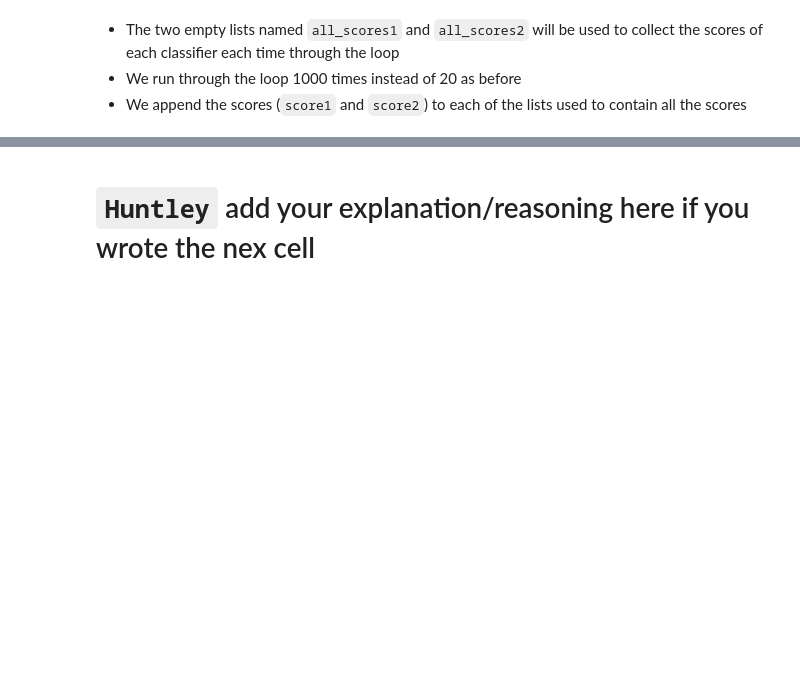
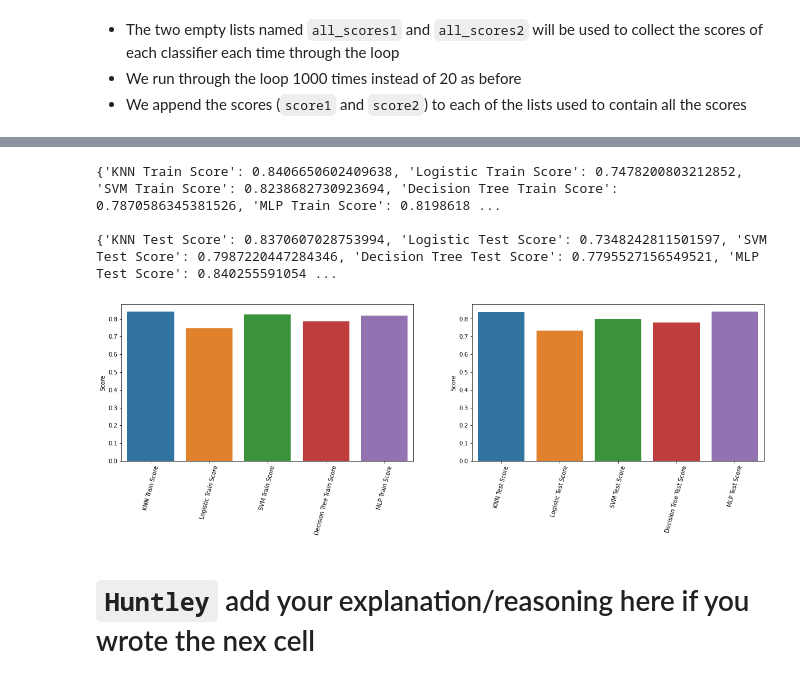
Before and after one commit to Bahram-khoda/Data-Science-Analysis-over-world-health-organization-report-on-happiness, a Jupyter notebook: DSCI-591-main-Code.ipynb, the cells around one changed output, grey strips where cells are left out. Drawn from its saved outputs; the diff is of its cells as text; code cells hidden in the pictures; blank space fills up the shorter version.

````diff
--- a/DSCI-591-main-Code.ipynb
+++ b/DSCI-591-main-Code.ipynb
@@ -800,7 +795,11 @@ from sklearn.model_selection import cross_val_score
 # %%
-dfraw2 = pd.read_excel("World_Health_Report_Data_2018 (Continents).xls", sheet_name='Table2.1' )
 
-# Removing non numeric columns. Continent was added and converted to an ID in Excel
+# Continent was added and converted to an ID in Excel.
+# The 6 values are Africa (1), Asia (2), Europe (3), North America(6), Oceania (5), South America (6)
+dfraw2 = pd.read_excel("WHR_Data (Continents).xls", sheet_name='Table2.1' )
+
+
+# Removing non numeric columns.
 cols_to_include = ['ContinentID', 'year', 'Life Ladder',
                    'Positive affect','Negative affect',
                    'Log GDP per capita', 'Social support',
@@ -810,7 +809,7 @@ cols_to_include = ['ContinentID', 'year', 'Life Ladder',
 df3 = dfraw2[cols_to_include]
 
 
-# FIlling null values
+# FIlling null values with that continent's mean in the column
 print(df3.isnull().sum())
 for col in df3:
     df3[col] = df3[col].fillna(df3.groupby('ContinentID')[col].transform('mean'))
@@ -849,3 +927,25 @@ result_dict_test["KNN Test Score"] = knn.score(X_test,y_test)
+# %%
+print(result_dict_train)
+print()
+print(result_dict_test)
+
+
+df_result_train = pd.DataFrame.from_dict(result_dict_train,orient = "index", columns=["Score"])
+df_result_test = pd.DataFrame.from_dict(result_dict_test,orient = "index",columns=["Score"])
+
+fig,ax = plt.subplots(1,2,figsize=(20,5))
+sns.barplot(x = df_result_train.index,y = df_result_train.Score,ax = ax[0])
+sns.barplot(x = df_result_test.index,y = df_result_test.Score,ax = ax[1])
+ax[0].set_xticklabels(df_result_train.index,rotation = 75)
+ax[1].set_xticklabels(df_result_test.index,rotation = 75)
+plt.show()
+
+# The KNN and MLP models performed the best
+# %% [output]
+{'KNN Train Score': 0.8406650602409638, 'Logistic Train Score': 0.7478200803212852, 'SVM Train Score': 0.8238682730923694, 'Decision Tree Train Score': 0.7870586345381526, 'MLP Train Score': 0.8198618 ...
+
+{'KNN Test Score': 0.8370607028753994, 'Logistic Test Score': 0.7348242811501597, 'SVM Test Score': 0.7987220447284346, 'Decision Tree Test Score': 0.7795527156549521, 'MLP Test Score': 0.840255591054 ...
+[figure, added]
 # %% [markdown]
 # ```Huntley``` add your explanation/reasoning here if you wrote the nex cell
 # %%
````
Also changed, not shown: parts of 28 cells of this notebook.
